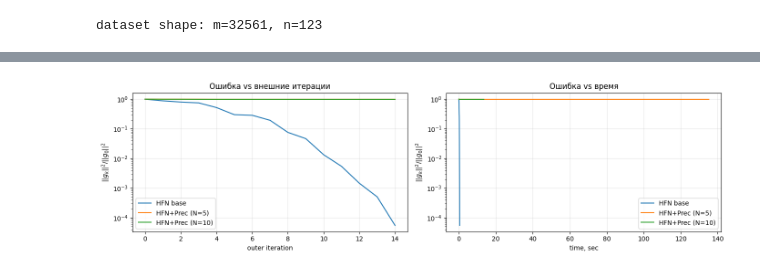
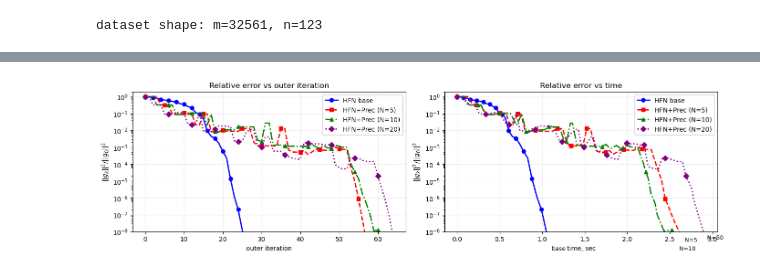
Before and after one commit to crustaceano/metopt_lab_2_ExistanseOfNonExistent, a Jupyter notebook: 2_7_track2_hutchinson_precond_hfn.ipynb, the cells around one changed output, grey strips where cells are left out. Drawn from its saved outputs; the diff is of its cells as text; code cells hidden in the pictures.

```diff
--- a/2_7_track2_hutchinson_precond_hfn.ipynb
+++ b/2_7_track2_hutchinson_precond_hfn.ipynb
@@ -77,7 +77,8 @@ regcoef = 1.0 / m_work
 oracle = ExponentialLossL2Oracle(*sparse_oracle_ops(X_bad), y_work, regcoef)
 x0 = np.zeros(n_work)
 # %%
-def hutchinson_diag_estimator(oracle, x, N=15, seed=42):
+def hutchinson_diag_estimator(oracle, x, N=20, seed=None):
+    """Оценка диагонали гессиана методом Хатчинсона с возможным усреднением по seed."""
     rng = np.random.default_rng(seed)
     n = x.size
     acc = np.zeros(n, dtype=np.float64)
@@ -85,7 +86,7 @@ def hutchinson_diag_estimator(oracle, x, N=15, seed=42):
         z = rng.choice([-1.0, 1.0], size=n)
         Hz = oracle.hess_vec(x, z)
         acc += z * Hz
-    v = acc / max(N, 1)
+    v = acc / N
     M_diag = np.maximum(np.abs(v), 1e-6)
     return M_diag
 
@@ -173,17 +179,15 @@ ls = {"method": "Wolfe", "c1": 1e-4, "c2": 0.9, "alpha_0": 1.0}
 # %%
 if FAST_MODE:
     tol_run = 1e-6
-    max_iter_run = 15
-    Ns = [5, 10]
+    max_iter_run = 20
+    Ns = [5, 10, 50]
 else:
     tol_run = 1e-8
-    max_iter_run = 35
-    Ns = [5, 10, 20]
+    max_iter_run = 100
+    Ns = [5, 10, 50]
 
-# Базовый HFN
 x_base, h_base = hfn_run(oracle, x0, tol=tol_run, max_iter=max_iter_run, line_search_options=ls, use_precond=False)
 
-# Предобусловленный HFN (несколько N для баланса)
 precond_runs = {}
 for N in Ns:
     xN, hN = hfn_run(oracle, x0, tol=tol_run, max_iter=max_iter_run, line_search_options=ls, use_precond=True, hutchinson_N=N)
@@ -195,33 +217,79 @@ done (FAST_MODE=True, rows=6000, n=123)
 # %%
+import matplotlib.pyplot as plt
+import numpy as np
+
+styles = {
+    'base': {'marker': 'o', 'linestyle': '-', 'color': 'blue', 'label': 'HFN base', 'linewidth': 2},
+    'N=5': {'marker': 's', 'linestyle': '--', 'color': 'red', 'label': 'HFN+Prec (N=5)', 'linewidth': 2},
+    'N=10': {'marker': '^', 'linestyle': '-.', 'color': 'green', 'label': 'HFN+Prec (N=10)', 'linewidth': 2},
+    'N=50': {'marker': 'D', 'linestyle': ':', 'color': 'purple', 'label': 'HFN+Prec (N=20)', 'linewidth': 2}
+}
+
 def rel_grad_sq(hist):
     g = np.array(hist["grad_norm"])
     return (g ** 2) / max(g[0] ** 2, 1e-32)
 
+runs = [('base', h_base)] + [(f'N={N}', precond_runs[N][1]) for N in Ns]
+
 plt.figure(figsize=(14, 4))
 
 plt.subplot(1, 2, 1)
-plt.plot(rel_grad_sq(h_base), label="HFN base")
-for N, (_, hN) in precond_runs.items():
-    plt.plot(rel_grad_sq(hN), label=f"HFN+Prec (N={N})")
-plt.yscale("log")
-plt.xlabel("outer iteration")
-plt.ylabel(r"$||g_k||^2 / ||g_0||^2$")
-plt.title("Ошибка vs внешние итерации")
-plt.grid(True, alpha=0.3)
+for name, hist in runs:
+    rel = rel_grad_sq(hist)
+    its = np.arange(len(rel))
+    plt.plot(its, rel, **styles[name], markersize=6, markevery=max(1, len(its)//10))
+plt.yscale('log')
+plt.xlabel('outer iteration')
+plt.ylabel(r'$||g_k||^2 / ||g_0||^2$')
+plt.title('Relative error vs outer iteration')
+plt.grid(True, alpha=0.3, linestyle='--')
 plt.legend()
+plt.ylim(1e-8, 2)
 
 plt.subplot(1, 2, 2)
-plt.plot(h_base["time"], rel_grad_sq(h_base), label="HFN base")
-for N, (_, hN) in precond_runs.items():
-    plt.plot(hN["time"], rel_grad_sq(hN), label=f"HFN+Prec (N={N})")
-plt.yscale("log")
-plt.xlabel("time, sec")
-plt.ylabel(r"$||g_k||^2 / ||g_0||^2$")
-plt.title("Ошибка vs время")
-plt.grid(True, alpha=0.3)
+for name, hist in runs:
+    times = hist['time']
+    rel = rel_grad_sq(hist)
+    plt.plot(times, rel, **styles[name], markersize=6, markevery=max(1, len(times)//10))
+    plt.text(times[-1], rel[-1], f' {name}', fontsize=9, ha='left', va='center')
+plt.yscale('log')
+plt.xlabel('time, sec')
+plt.ylabel(r'$||g_k||^2 / ||g_0||^2$')
+plt.title('Relative error vs time')
+plt.grid(True, alpha=0.3, linestyle='--')
 plt.legend()
+plt.ylim(1e-8, 2)
 
 plt.tight_layout()
-Path('fig').mkdir(parents=True, exist_ok=True)
 plt.savefig('fig/exp7_hfn_error_curves.png', dpi=200, bbox_inches='tight')
+
+plt.figure(figsize=(14, 4))
+
+plt.subplot(1, 2, 1)
+for name, hist in runs:
+    cg = hist['cg_iters']
+    its = np.arange(1, len(cg)+1)
+    plt.plot(its, cg, **styles[name], markersize=6, markevery=max(1, len(its)//8))
+plt.xlabel('outer iteration')
+plt.ylabel('CG iterations')
+plt.title('CG iterations per outer iteration')
+plt.grid(True, alpha=0.3, linestyle='--')
+plt.legend()
+plt.xticks(np.arange(1, max_iter_run+1, 2))
+
+plt.subplot(1, 2, 2)
+labels = ['base'] + [f'N={N}' for N in Ns]
+times_total = [h_base['time'][-1]] + [precond_runs[N][1]['time'][-1] for N in Ns]
+bars = plt.bar(labels, times_total, color=['blue', 'red', 'green', 'purple'], alpha=0.7)
+for bar, t in zip(bars, times_total):
+    plt.text(bar.get_x() + bar.get_width()/2, bar.get_height() + 0.02*max(times_total),
+             f'{t:.2f}', ha='center', va='bottom', fontsize=10)
+plt.ylabel('total time, sec')
+plt.title('Total time (Hutchinson cost balance)')
+plt.grid(True, axis='y', alpha=0.3, linestyle='--')
+
+plt.tight_layout()
+plt.savefig('fig/exp7_hfn_cg_and_time.png', dpi=200, bbox_inches='tight')
+
+print("Графики сохранены в папку fig/")
 # %% [output]
@@ -228 +297 @@ plt.savefig('fig/exp7_hfn_error_curves.png', dpi=200, bbox_inches='tight')
-[figure, old version]
+[figure, new version]
```
Also changed, not shown: parts of 6 cells of this notebook, 4 other files.
